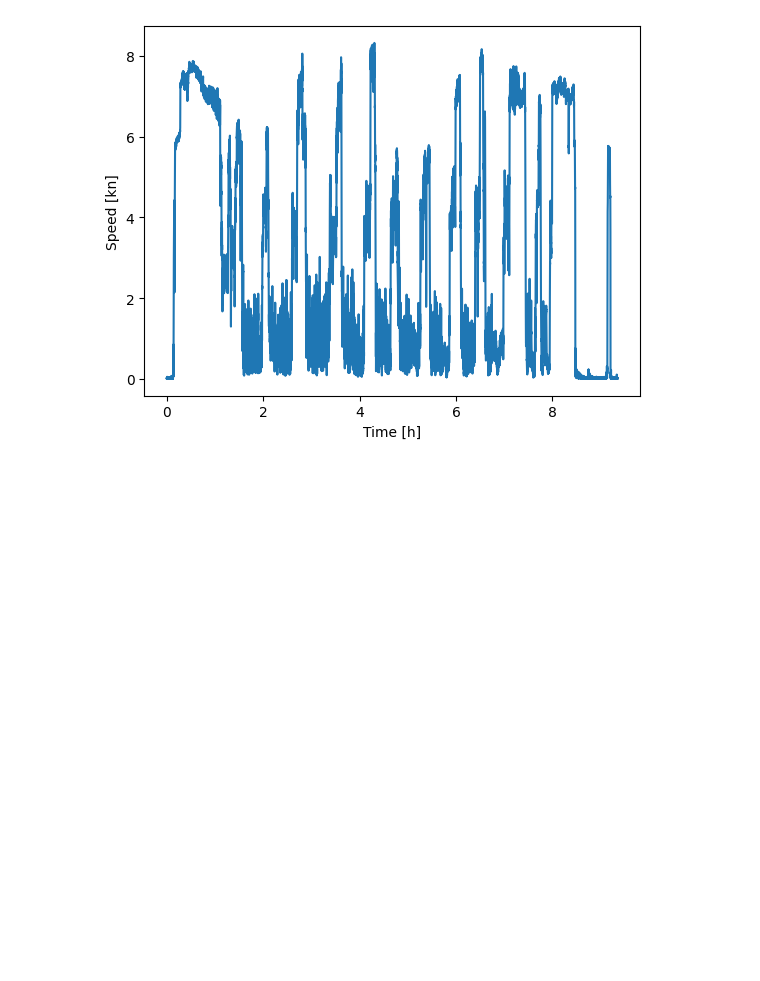
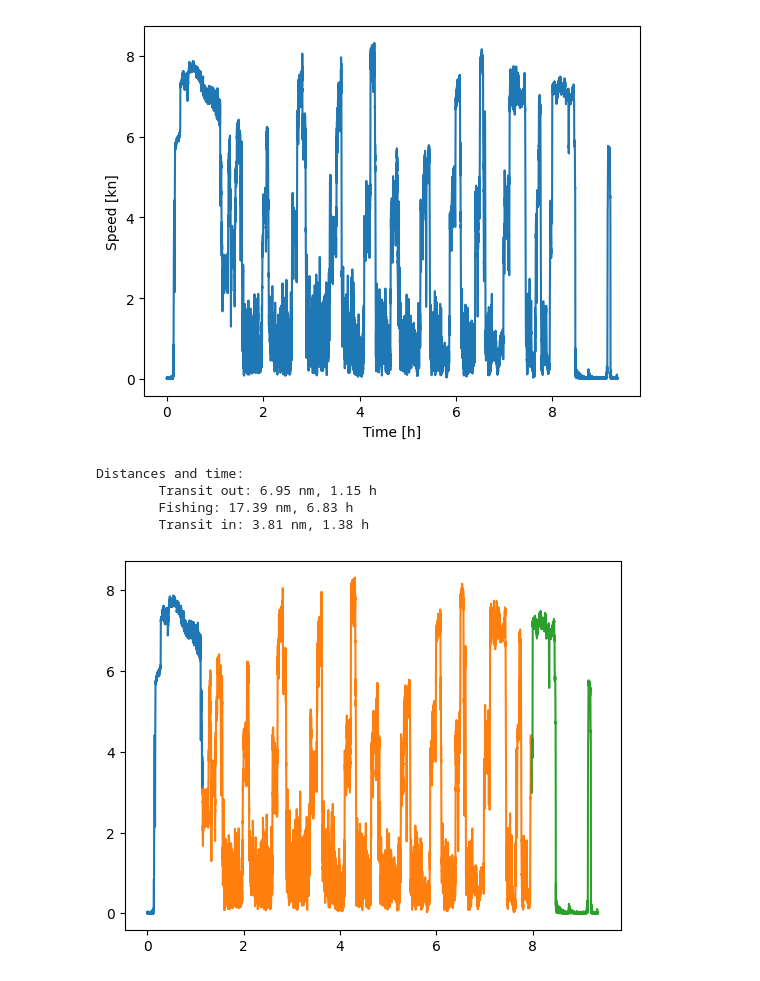
Before and after one commit to arvidsorfeldt/py-fish, a Jupyter notebook: mira.ipynb, the cells around one changed output. Saved outputs shown, nothing was run; the diff lists cells and outputs as text; code cells hidden in the pictures; blank space fills up the shorter version.

Commit message:
Removed Nans and added analysis of miras fishing days

```diff
--- a/mira.ipynb
+++ b/mira.ipynb
@@ -16,12 +24,35 @@ import folium
 ENGINE_RATING = 167.0
 LENGTH = 11.00
 BEAM = 4.1
-DATE = "2024-03-18"
+DATE = "2024-03-12"
 MOTOR_EFFICIENCY = 0.96
 BATTERY_EFFICIENCY = 0.96
 VESSEL = "mira"
 # %%
 fig, ax = plt.subplots()
-plot_speed_profile(speed_profile_from_data(vessel=VESSEL, date=DATE), ax=ax)
+speed_profile = speed_profile_from_data(vessel=VESSEL, date=DATE)
+plot_speed_profile(speed_profile=speed_profile, ax=ax)
 # %% [output]
 [figure]
+# %%
+fig, ax = plt.subplots()
+transit_out, fishing, transit_in = extract_transit_speed(speed_profile=speed_profile)
+plot_profiles(ax, transit_out=transit_out, fishing=fishing, transit_in=transit_in)
+
+distance_out = distance_from_profile(transit_out)
+distance_fishing = distance_from_profile(fishing)
+distance_in = distance_from_profile(transit_in)
+
+time_out = transit_out[-1, 0] - transit_out[0, 0]
+time_fishing = fishing[-1, 0] - fishing[0, 0]
+time_in = transit_in[-1, 0] - transit_in[0, 0]
+
+print(
+    f"Distances and time:\n\tTransit out: {distance_out:.2f} nm, {time_out:.2f} h\n\tFishing: {distance_fishing:.2f} nm, {time_fishing:.2f} h\n\tTransit in: {distance_in:.2f} nm, {time_in:.2f} h\n"
+)
+# %% [output]
+Distances and time:
+        Transit out: 6.95 nm, 1.15 h
+        Fishing: 17.39 nm, 6.83 h
+        Transit in: 3.81 nm, 1.38 h
+[figure, added]
```
Also changed, not shown: parts of 3 cells of this notebook, 11 other files.
